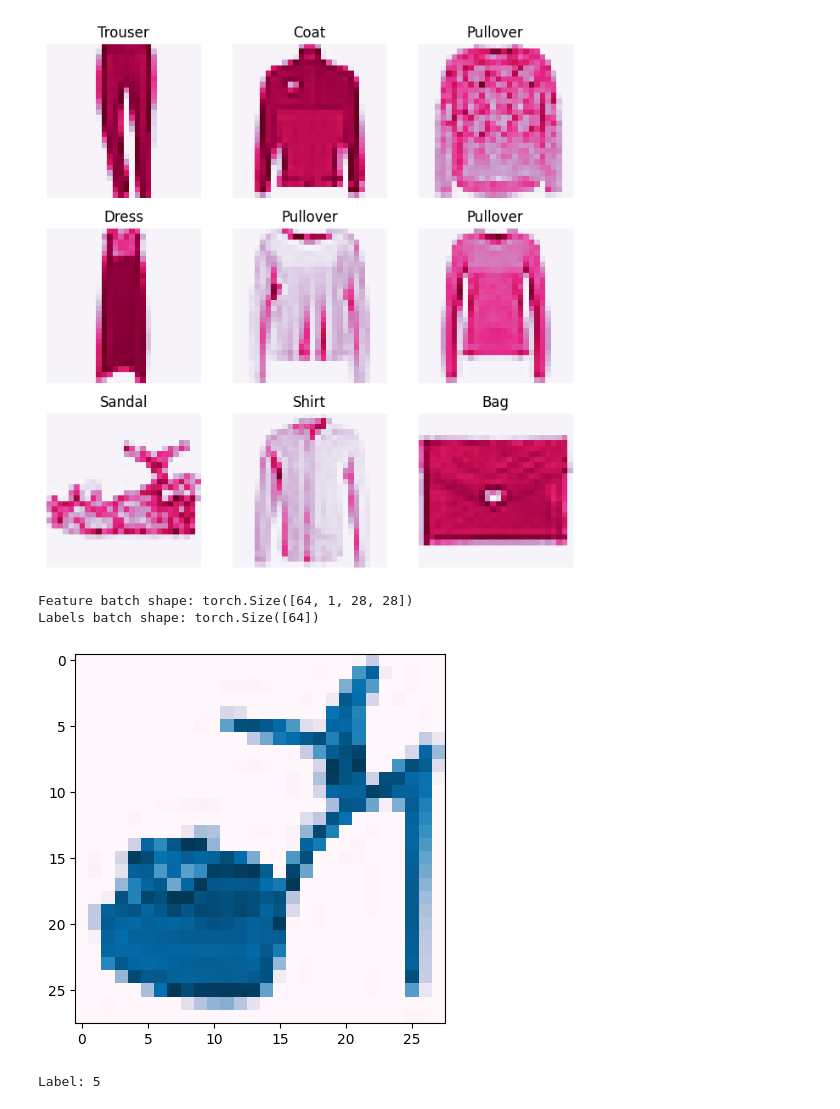
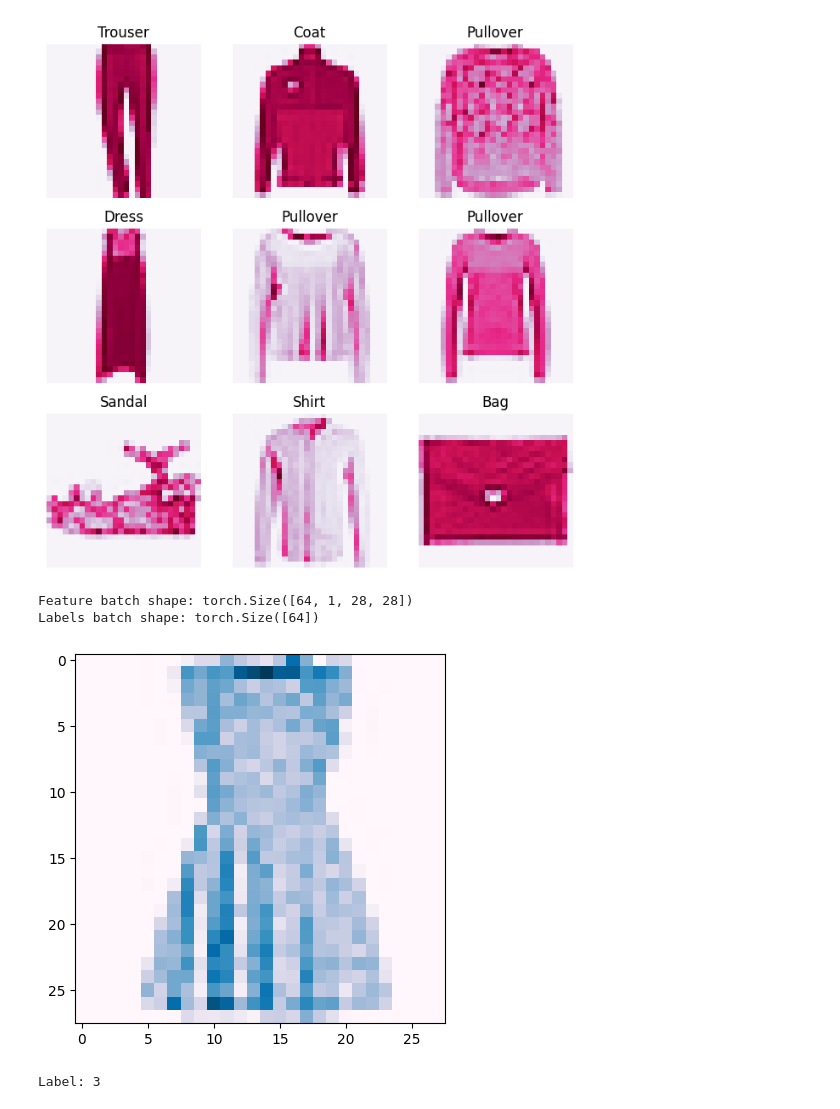
Before and after one commit to God-Orcale/AI_Test, a Jupyter notebook: Datasets.ipynb, the cells around one changed output. Drawn from its saved outputs; the diff is of its cells as text; code cells hidden in the pictures.

```diff
--- a/Datasets.ipynb
+++ b/Datasets.ipynb
@@ -78,14 +85,14 @@ test_dataloader = DataLoader(test_data,batch_size=64,shuffle=True)
 # %%
 train_features,train_labels = next(iter(train_dataloader))
 print(f"Feature batch shape: {train_features.size()}")
 print(f"Labels batch shape: {train_labels.size()}")
-img = train_features[0].squeeze()
-label = train_labels[0]
+img = train_features[1].squeeze()
+label = train_labels[1]
 plt.imshow(img,cmap="PuBu")
 plt.show()
 print(f"Label: {label}")
 # %% [output]
 Feature batch shape: torch.Size([64, 1, 28, 28])
 Labels batch shape: torch.Size([64])
-[figure, old version]
+[figure, new version]
-Label: 5
+Label: 3
```
Also changed, not shown: parts of 1 cell of this notebook.
